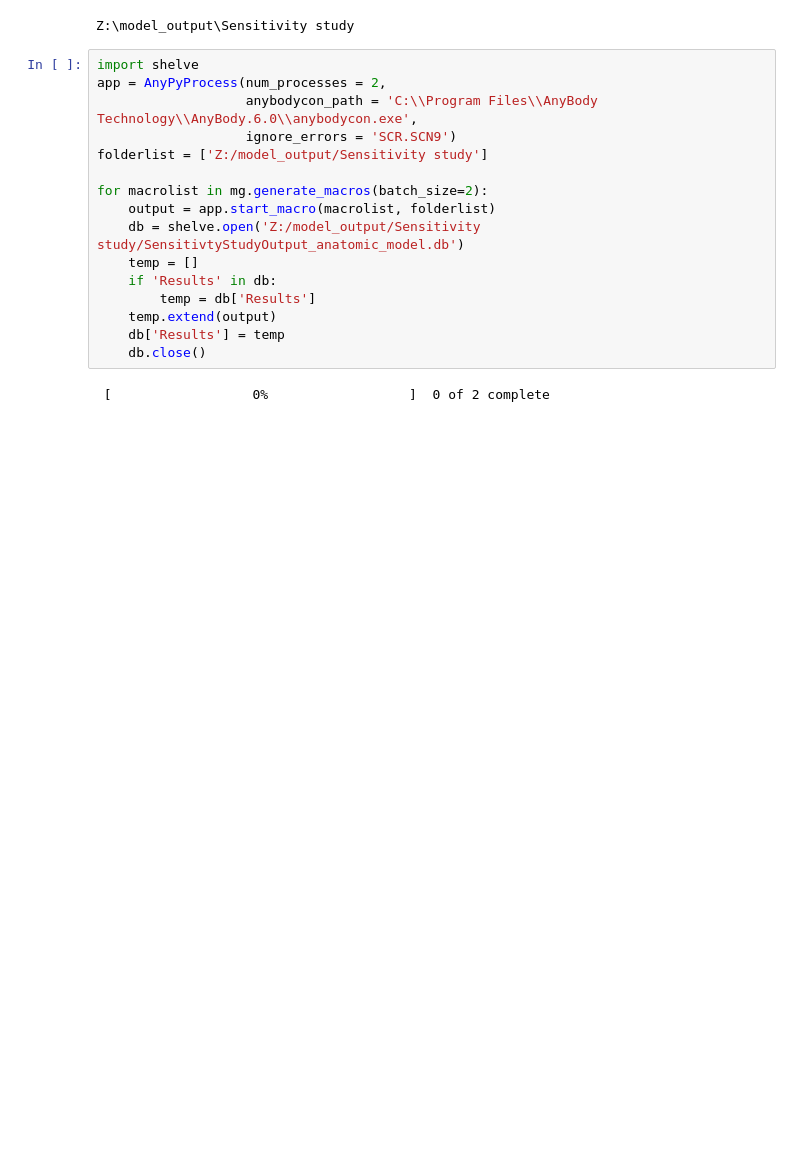
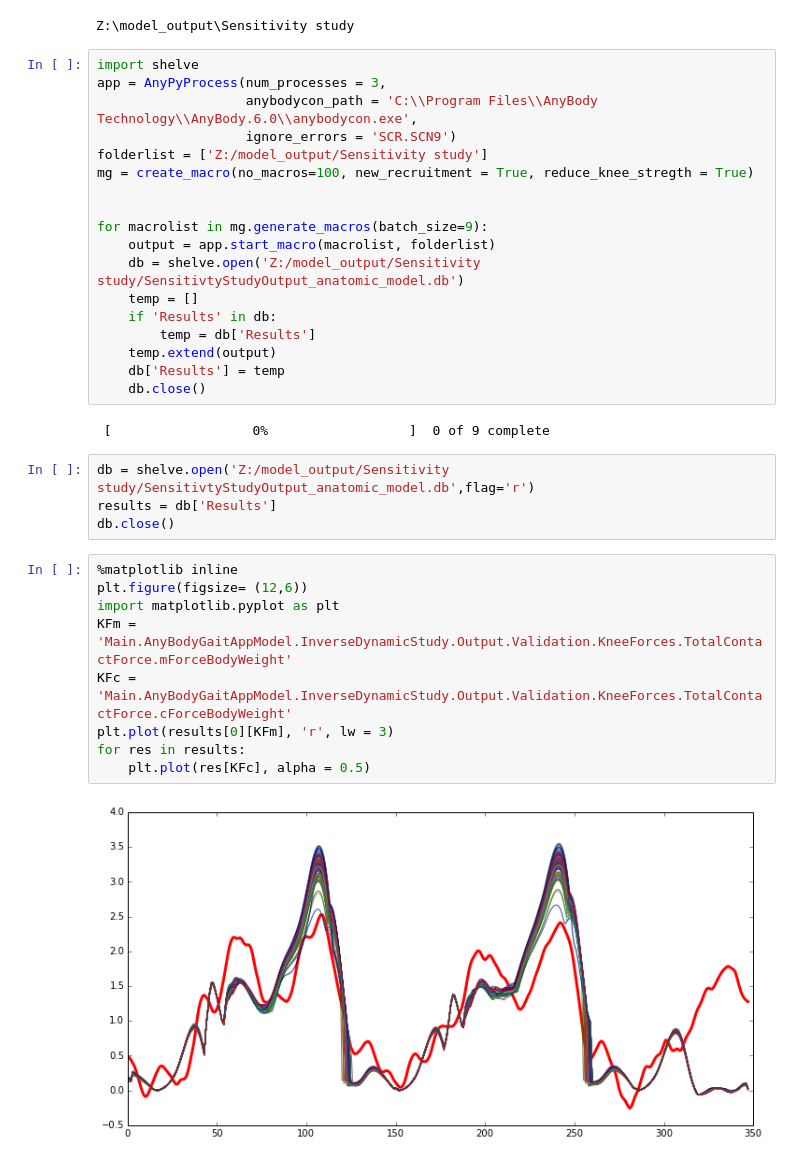
Before and after one commit to AnyBody-Research-Group/LowerExtremity-RBF-scaling, a Jupyter notebook: Data processing/Monte Carlo - Anatomically Scaled Model.ipynb, the cells around one changed output. Saved outputs shown, nothing was run; the diff lists cells and outputs as text; blank space fills up the shorter version.

Commit message:
Added new processing scripts

```diff
--- a/Data processing/Monte Carlo - Anatomically Scaled Model.ipynb
+++ b/Data processing/Monte Carlo - Anatomically Scaled Model.ipynb
@@ -122,12 +129,14 @@ Total time: 50 seconds
 Z:\model_output\Sensitivity study
 # %%
 import shelve
-app = AnyPyProcess(num_processes = 2,
+app = AnyPyProcess(num_processes = 3,
                    anybodycon_path = 'C:\\Program Files\\AnyBody Technology\\AnyBody.6.0\\anybodycon.exe',
                    ignore_errors = 'SCR.SCN9')
 folderlist = ['Z:/model_output/Sensitivity study']
+mg = create_macro(no_macros=100, new_recruitment = True, reduce_knee_stregth = True)
 
-for macrolist in mg.generate_macros(batch_size=2):
+
+for macrolist in mg.generate_macros(batch_size=9):
     output = app.start_macro(macrolist, folderlist)
     db = shelve.open('Z:/model_output/Sensitivity study/SensitivtyStudyOutput_anatomic_model.db')
     temp = []
@@ -137,4 +146,19 @@ for macrolist in mg.generate_macros(batch_size=2):
     db['Results'] = temp
     db.close()
 # %% [output]
- [                  0%                  ]  0 of 2 complete
+ [                  0%                  ]  0 of 9 complete
+# %%
+db = shelve.open('Z:/model_output/Sensitivity study/SensitivtyStudyOutput_anatomic_model.db',flag='r')
+results = db['Results']
+db.close()
+# %%
+%matplotlib inline
+plt.figure(figsize= (12,6))
+import matplotlib.pyplot as plt
+KFm = 'Main.AnyBodyGaitAppModel.InverseDynamicStudy.Output.Validation.KneeForces.TotalContactForce.mForceBodyWeight'
+KFc = 'Main.AnyBodyGaitAppModel.InverseDynamicStudy.Output.Validation.KneeForces.TotalContactForce.cForceBodyWeight'
+plt.plot(results[0][KFm], 'r', lw = 3)
+for res in results:
+    plt.plot(res[KFc], alpha = 0.5)
+# %% [output]
+[figure, added]
```
Also changed, not shown: parts of 5 cells of this notebook, 8 other files.
